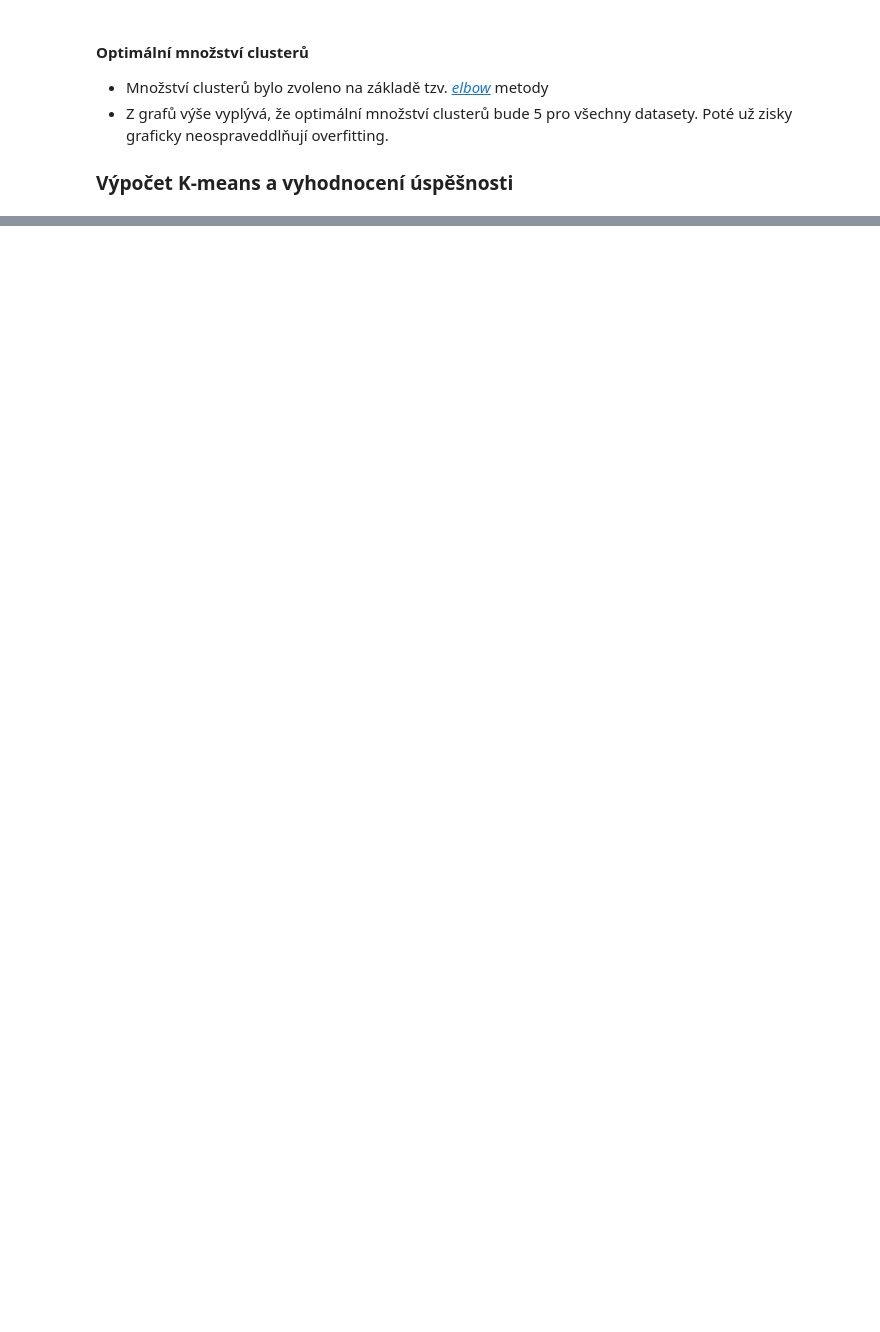
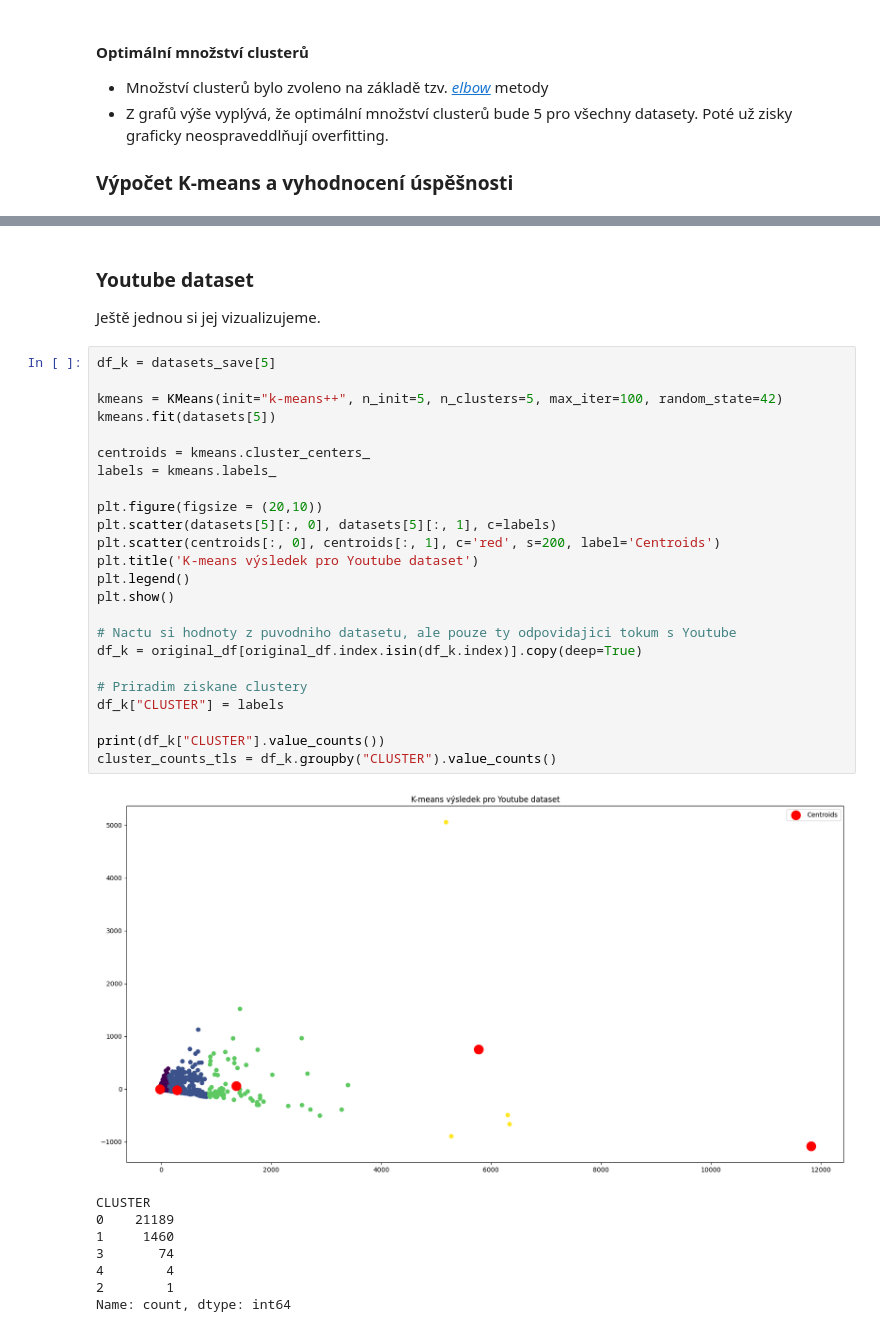
Before and after one commit to Aenariss/pds-projekt, a Jupyter notebook: clustering.ipynb, the cells around one changed output, grey strips where cells are left out. Cells and saved outputs as stored; diff of their text form; blank space fills up the shorter version.

```diff
--- a/clustering.ipynb
+++ b/clustering.ipynb
@@ -350 +385,39 @@ Name: count, dtype: int64
 - Výsledků v daném clusteru je však natolik málo, že není možné jednoznačně říct, že se nejedná o chybu.
+# %% [markdown]
+<a id="youtube-k-means"></a>
+### Youtube dataset
+
+Ještě jednou si jej vizualizujeme.
+# %%
+df_k = datasets_save[5]
+
+kmeans = KMeans(init="k-means++", n_init=5, n_clusters=5, max_iter=100, random_state=42)
+kmeans.fit(datasets[5])
+
+centroids = kmeans.cluster_centers_
+labels = kmeans.labels_
+
+plt.figure(figsize = (20,10))
+plt.scatter(datasets[5][:, 0], datasets[5][:, 1], c=labels)
+plt.scatter(centroids[:, 0], centroids[:, 1], c='red', s=200, label='Centroids')
+plt.title('K-means výsledek pro Youtube dataset')
+plt.legend()
+plt.show()
+
+# Nactu si hodnoty z puvodniho datasetu, ale pouze ty odpovidajici tokum s Youtube
+df_k = original_df[original_df.index.isin(df_k.index)].copy(deep=True)
+
+# Priradim ziskane clustery
+df_k["CLUSTER"] = labels
+
+print(df_k["CLUSTER"].value_counts())
+cluster_counts_tls = df_k.groupby("CLUSTER").value_counts()
+# %% [output]
+[figure, added]
+CLUSTER
+0    21189
+1     1460
+3       74
+4        4
+2        1
+Name: count, dtype: int64
```
Also changed, not shown: parts of 44 cells of this notebook, 2 other files.
